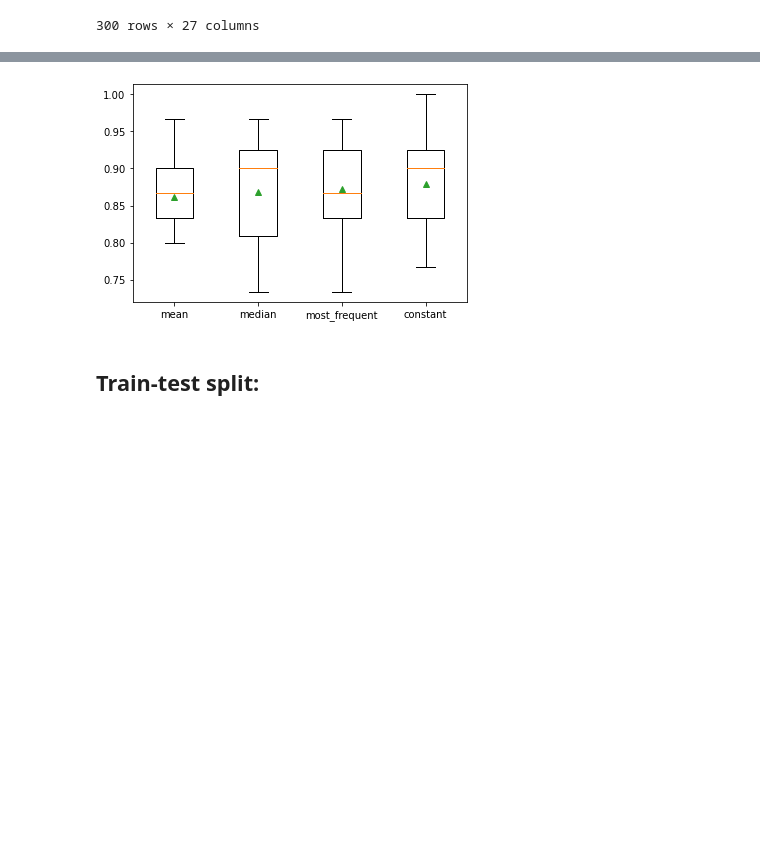
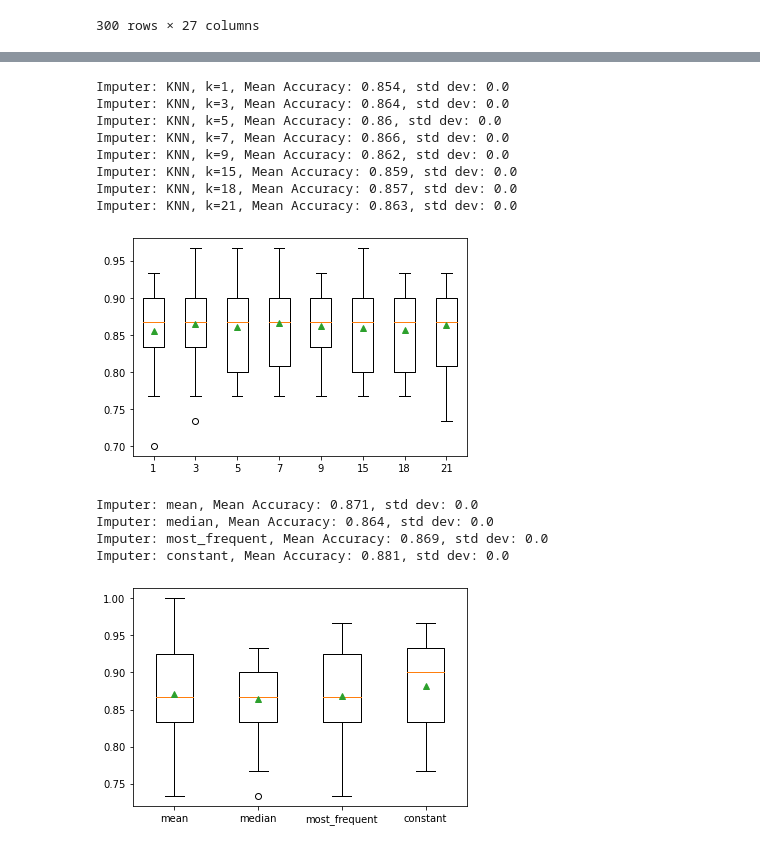
Before and after one commit to piotr-druzdzel/Horse-Colic-KNN-Imputation, a Jupyter notebook: KNN-Imputation.ipynb, the cells around one changed output, grey strips where cells are left out. Saved outputs shown, nothing was run; the diff lists cells and outputs as text; code cells hidden in the pictures; blank space fills up the shorter version.

Commit message:
knn & standard imputation added

```diff
--- a/KNN-Imputation.ipynb
+++ b/KNN-Imputation.ipynb
@@ -492,15 +522,24 @@ range(0, 10)
 # %%
-# evaluate each strategy on the dataset
-results = list()
-k_values = [i for i in [1,3,5,7,9,15,18,21]]
+from sklearn.impute import SimpleImputer
 
-for k in k_values:
-    # create the modeling pipeline
-    pipeline = Pipeline(steps=[('imputer', KNNImputer(n_neighbors=k)),
-                               ('model', RandomForestClassifier())])
-    # evaluate the model
-    cv = RepeatedStratifiedKFold(n_splits=10, n_repeats=3, random_state=1)
-    scores = cross_val_score(pipeline, X, y, scoring='accuracy', cv=cv, n_jobs=-1)
-    # store results
-    results.append(scores)
-    print(f'Mean Accuracy: {np.round(np.mean(scores),3)}, std dev: {np.round(np.std(scores),)}.')
+def standard_imputation():
+    # evaluate each strategy on the dataset
+    results = list()
+    methods = ['mean', 'median', 'most_frequent', 'constant']
+
+    for method in methods:
+        # create the modeling pipeline
+        pipeline = Pipeline(steps=[('imputer', SimpleImputer(strategy=method)),
+                                   ('model', RandomForestClassifier())])
+        # evaluate the model
+        cv = RepeatedStratifiedKFold(n_splits=10, n_repeats=3, random_state=1)
+        scores = cross_val_score(pipeline, X, y, scoring='accuracy', cv=cv, n_jobs=-1)
+        # store results
+        results.append(scores)
+        print(f'Imputer: {method}, '
+              f'Mean Accuracy: {np.round(np.mean(scores),3)}, '
+              f'std dev: {np.round(np.std(scores),)}')
+
+    # plot model performance for comparison
+    plt.boxplot(results, labels=methods, showmeans=True)
+    plt.show()
@@ -564,6 +545,0 @@ Mean Accuracy: 0.879, std dev: 0.0.
-# %%
-# plot model performance for comparison
-plt.boxplot(results, labels=methods, showmeans=True)
-plt.show()
-# %% [output]
-[figure, removed]
@@ -585,2 +545,0 @@ plt.show()
-# %% [markdown]
-##  Train-test split:
@@ -590,0 +546,23 @@ X_train, X_test, y_train, y_test = train_test_split(Xtrans, y, test_size=0.4, ra
+# %%
+methods = ['KNN', 'standard']
+
+for method in methods:
+    if method == 'KNN':
+        knn_imputation()
+    if method == 'standard':
+        standard_imputation()
+# %% [output]
+Imputer: KNN, k=1, Mean Accuracy: 0.854, std dev: 0.0
+Imputer: KNN, k=3, Mean Accuracy: 0.864, std dev: 0.0
+Imputer: KNN, k=5, Mean Accuracy: 0.86, std dev: 0.0
+Imputer: KNN, k=7, Mean Accuracy: 0.866, std dev: 0.0
+Imputer: KNN, k=9, Mean Accuracy: 0.862, std dev: 0.0
+Imputer: KNN, k=15, Mean Accuracy: 0.859, std dev: 0.0
+Imputer: KNN, k=18, Mean Accuracy: 0.857, std dev: 0.0
+Imputer: KNN, k=21, Mean Accuracy: 0.863, std dev: 0.0
+[figure, added]
+Imputer: mean, Mean Accuracy: 0.871, std dev: 0.0
+Imputer: median, Mean Accuracy: 0.864, std dev: 0.0
+Imputer: most_frequent, Mean Accuracy: 0.869, std dev: 0.0
+Imputer: constant, Mean Accuracy: 0.881, std dev: 0.0
+[figure, added]
```
Also changed, not shown: parts of 30 cells of this notebook.
